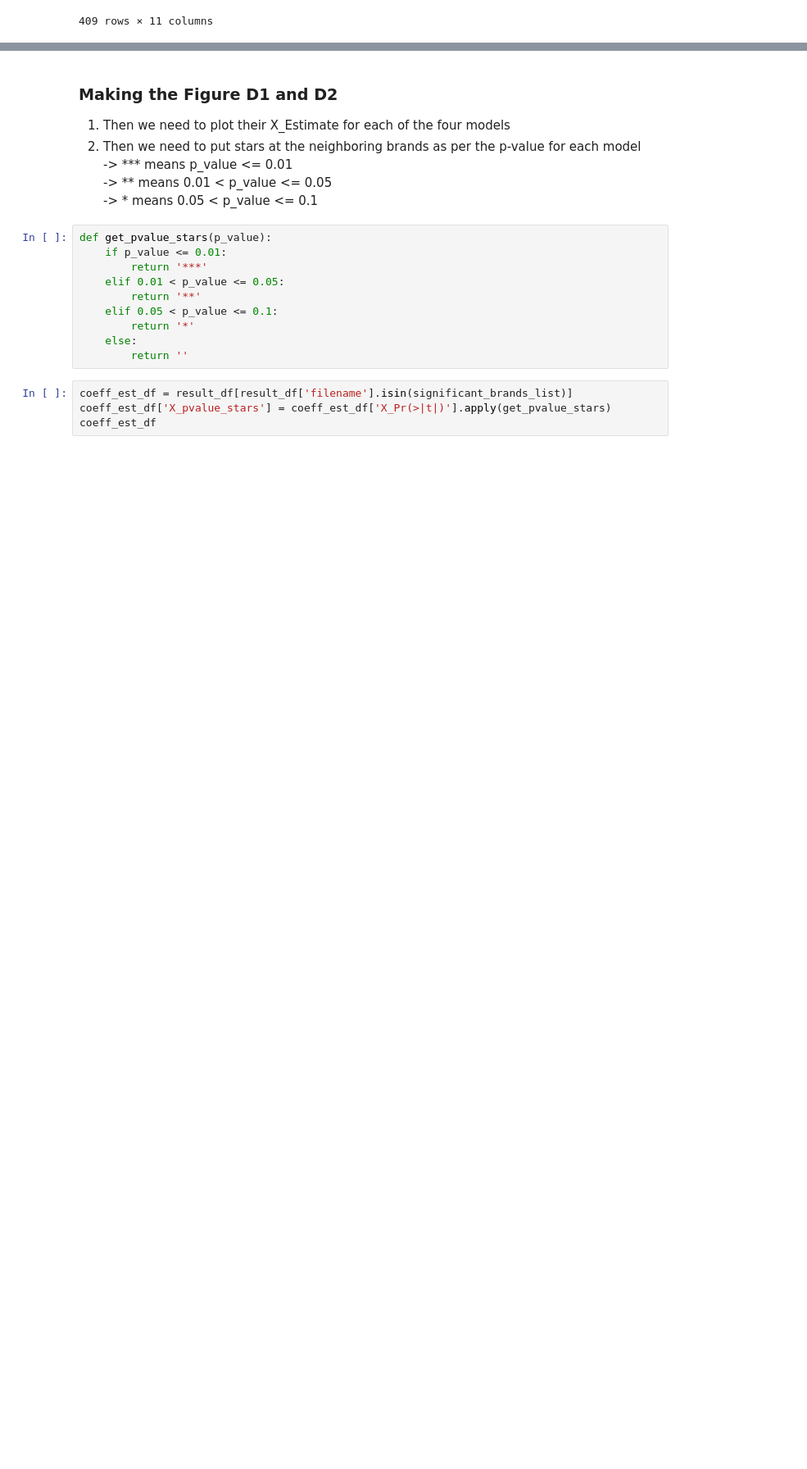
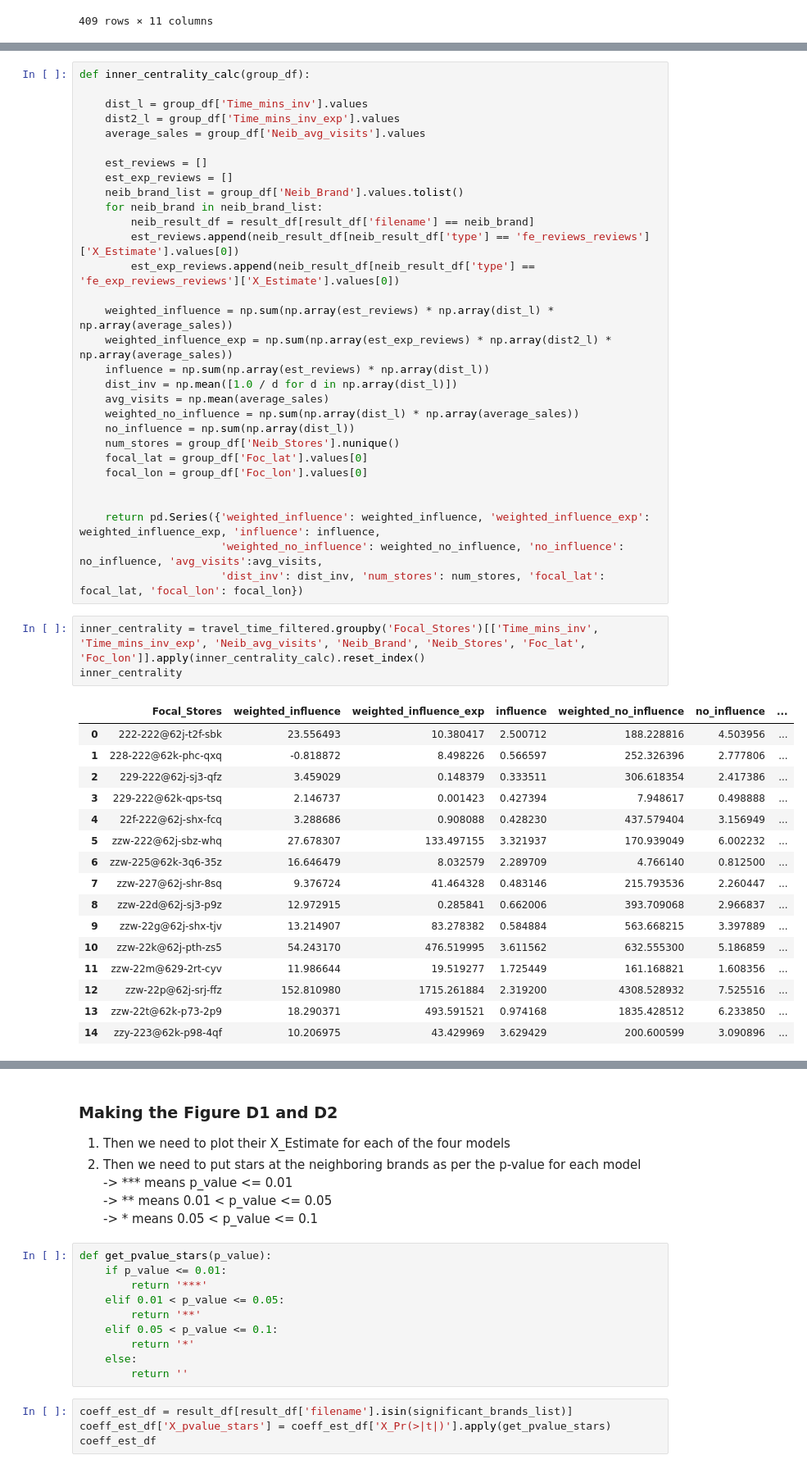
Before and after one commit to embedded-robotics/local-business-network, a Jupyter notebook: part3_visuals_tables/visuals_tables.ipynb, the cells around one changed output, grey strips where cells are left out. Shown at 82% size. Drawn from its saved outputs; the diff is of its cells as text; blank space fills up the shorter version.

Commit message:
Calculated Inner and Neib Centrality

```diff
--- a/part3_visuals_tables/visuals_tables.ipynb
+++ b/part3_visuals_tables/visuals_tables.ipynb
@@ -331,0 +333,50 @@ neib_centrality
+# %%
+def inner_centrality_calc(group_df):
+
+    dist_l = group_df['Time_mins_inv'].values
+    dist2_l = group_df['Time_mins_inv_exp'].values
+    average_sales = group_df['Neib_avg_visits'].values
+
+    est_reviews = []
+    est_exp_reviews = []
+    neib_brand_list = group_df['Neib_Brand'].values.tolist()
+    for neib_brand in neib_brand_list:
+        neib_result_df = result_df[result_df['filename'] == neib_brand]
+        est_reviews.append(neib_result_df[neib_result_df['type'] == 'fe_reviews_reviews']['X_Estimate'].values[0])
+        est_exp_reviews.append(neib_result_df[neib_result_df['type'] == 'fe_exp_reviews_reviews']['X_Estimate'].values[0])
+
+    weighted_influence = np.sum(np.array(est_reviews) * np.array(dist_l) * np.array(average_sales))
+    weighted_influence_exp = np.sum(np.array(est_exp_reviews) * np.array(dist2_l) * np.array(average_sales))
+    influence = np.sum(np.array(est_reviews) * np.array(dist_l))
+    dist_inv = np.mean([1.0 / d for d in np.array(dist_l)])
+    avg_visits = np.mean(average_sales)
+    weighted_no_influence = np.sum(np.array(dist_l) * np.array(average_sales))
+    no_influence = np.sum(np.array(dist_l))
+    num_stores = group_df['Neib_Stores'].nunique()
+    focal_lat = group_df['Foc_lat'].values[0]
+    focal_lon = group_df['Foc_lon'].values[0]
+
+
+    return pd.Series({'weighted_influence': weighted_influence, 'weighted_influence_exp': weighted_influence_exp, 'influence': influence,
+                      'weighted_no_influence': weighted_no_influence, 'no_influence': no_influence, 'avg_visits':avg_visits,
+                      'dist_inv': dist_inv, 'num_stores': num_stores, 'focal_lat': focal_lat, 'focal_lon': focal_lon})
+# %%
+inner_centrality = travel_time_filtered.groupby('Focal_Stores')[['Time_mins_inv', 'Time_mins_inv_exp', 'Neib_avg_visits', 'Neib_Brand', 'Neib_Stores', 'Foc_lat', 'Foc_lon']].apply(inner_centrality_calc).reset_index()
+inner_centrality
+# %% [output]
+|  | Focal_Stores | weighted_influence | weighted_influence_exp | influence | weighted_no_influence | no_influence | ... |
+| 0 | 222-222@62j-t2f-sbk | 23.556493 | 10.380417 | 2.500712 | 188.228816 | 4.503956 | ... |
+| 1 | 228-222@62k-phc-qxq | -0.818872 | 8.498226 | 0.566597 | 252.326396 | 2.777806 | ... |
+| 2 | 229-222@62j-sj3-qfz | 3.459029 | 0.148379 | 0.333511 | 306.618354 | 2.417386 | ... |
+| 3 | 229-222@62k-qps-tsq | 2.146737 | 0.001423 | 0.427394 | 7.948617 | 0.498888 | ... |
+| 4 | 22f-222@62j-shx-fcq | 3.288686 | 0.908088 | 0.428230 | 437.579404 | 3.156949 | ... |
+| 5 | zzw-222@62j-sbz-whq | 27.678307 | 133.497155 | 3.321937 | 170.939049 | 6.002232 | ... |
+| 6 | zzw-225@62k-3q6-35z | 16.646479 | 8.032579 | 2.289709 | 4.766140 | 0.812500 | ... |
+| 7 | zzw-227@62j-shr-8sq | 9.376724 | 41.464328 | 0.483146 | 215.793536 | 2.260447 | ... |
+| 8 | zzw-22d@62j-sj3-p9z | 12.972915 | 0.285841 | 0.662006 | 393.709068 | 2.966837 | ... |
+| 9 | zzw-22g@62j-shx-tjv | 13.214907 | 83.278382 | 0.584884 | 563.668215 | 3.397889 | ... |
+| 10 | zzw-22k@62j-pth-zs5 | 54.243170 | 476.519995 | 3.611562 | 632.555300 | 5.186859 | ... |
+| 11 | zzw-22m@629-2rt-cyv | 11.986644 | 19.519277 | 1.725449 | 161.168821 | 1.608356 | ... |
+| 12 | zzw-22p@62j-srj-ffz | 152.810980 | 1715.261884 | 2.319200 | 4308.528932 | 7.525516 | ... |
+| 13 | zzw-22t@62k-p73-2p9 | 18.290371 | 493.591521 | 0.974168 | 1835.428512 | 6.233850 | ... |
+| 14 | zzy-223@62k-p98-4qf | 10.206975 | 43.429969 | 3.629429 | 200.600599 | 3.090896 | ... |
```
Also changed, not shown: parts of 7 cells of this notebook.
